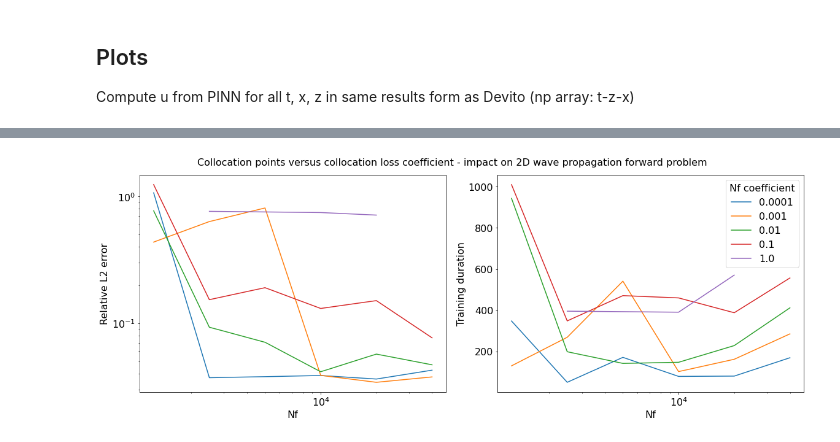
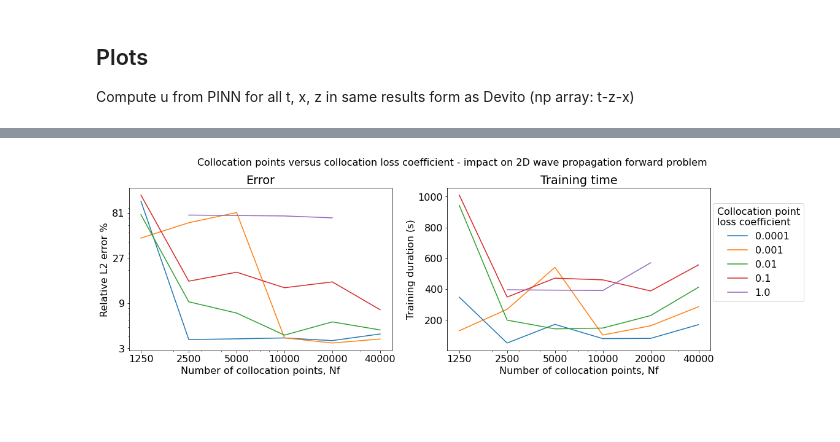
Before and after one commit to StephenTGibson/COMP527-colabNotebooks, a Jupyter notebook: COMP702-MScProject/PINNs_wave_eq_experimentation_trials.ipynb, the cells around one changed output, grey strips where cells are left out. Drawn from its saved outputs; the diff is of its cells as text; code cells hidden in the pictures; blank space fills up the shorter version.

```diff
--- a/COMP702-MScProject/PINNs_wave_eq_experimentation_trials.ipynb
+++ b/COMP702-MScProject/PINNs_wave_eq_experimentation_trials.ipynb
@@ -608,9 +626,11 @@ hyperParas[(hyperParas['Nodes per hidden layer']==30) & (hyperParas['Activation
+# %%
+hyperParas['Relative L2 error %'] = hyperParas['Relative L2 error'] * 100.
 # %%
 fig, axs = plt.subplots(1, 2,
-                        figsize=(16, 6),
+                        figsize=(16, 5),
                         constrained_layout=True,
-                        # sharey=True,
                         )
+xAxisLabels = 1250 * 2**(np.arange(1, 7, 1) - 1)
 
 sns.lineplot(
     ax=axs[0],
@@ -618,51 +638,52 @@ sns.lineplot(
                     (hyperParas['Activation function']=='Tanh') &\
                     (hyperParas['Optimiser']=='LBFGS') &\
                     (hyperParas['Nu']==7200) &\
-                    ((hyperParas['Nf coefficient']==1.) | (hyperParas['Nf coefficient']==0.1) | (hyperParas['Nf coefficient']==0.01) | (hyperParas['Nf coefficient']==0.001) | (hyperParas['Nf coefficient']==0.0001))],
+                    (hyperParas['Nf coefficient']!=0.5) &\
+                    (hyperParas['Nf coefficient']!=0.05)],
     x='Nf',
-    y='Relative L2 error',
-    # size='Training duration',
+    y='Relative L2 error %',
     hue='Nf coefficient',
     palette='tab10',
-    # markers=True,
     legend = False,
     ci=None,
-)
+    )
 axs[0].set_xscale('log')
 axs[0].set_yscale('log')
-axs[1].set_title('Error')
-axs[1].set_xlabel('Number collocation points, Nf')
-axs[1].set_ylabel('Relative L2 error')
-
-# ax.set_xticks(np.arange(0, len(x)+1, 5))
-# ax.set_yticks(np.arange(0, max(y), 2))
-# ax2.set_xticks(np.arange(0, len(x)+1, 25))
-# ax2.set_yticks(np.arange(0, max(y), 25))
+axs[0].set_title('Error')
+axs[0].set_xlabel('Number of collocation points, Nf')
+axs[0].set_ylabel('Relative L2 error %')
+axs[0].set_xticks(xAxisLabels)
+axs[0].set_xticklabels(xAxisLabels)
+errLabels = 3**np.arange(1, 5, 1)
+axs[0].set_yticks(errLabels)
+axs[0].set_yticklabels(errLabels)
 
 sns.lineplot(
     ax=axs[1],
     data=hyperParas[(hyperParas['Nodes per hidden layer']==30) &\
                     (hyperParas['Activation function']=='Tanh') &\
                     (hyperParas['Optimiser']=='LBFGS') &\
                     (hyperParas['Nu']==7200) &\
-                    ((hyperParas['Nf coefficient']==1.) | (hyperParas['Nf coefficient']==0.1) | (hyperParas['Nf coefficient']==0.01) | (hyperParas['Nf coefficient']==0.001) | (hyperParas['Nf coefficient']==0.0001))],
+                    (hyperParas['Nf coefficient']!=0.5) &\
+                    (hyperParas['Nf coefficient']!=0.05)],
     x='Nf',
     y='Training duration',
-    # size='Training duration',
     hue='Nf coefficient',
     palette='tab10',
-    # markers=True,
-    # legend = False,
     ci=None,
-)
+    )
 axs[1].set_xscale('log')
 axs[1].set_title('Training time')
-axs[1].set_xlabel('Number collocation points, Nf')
+axs[1].set_xlabel('Number of collocation points, Nf')
 axs[1].set_ylabel('Training duration (s)')
+axs[1].set_xticks(xAxisLabels)
+axs[1].set_xticklabels(xAxisLabels)
+
+axs[1].legend(title='Collocation point\nloss coefficient', loc=(1.01,0.3))
 
 fig.suptitle("Collocation points versus collocation loss coefficient - impact on 2D wave propagation forward problem", fontsize=16)
 
-# fig.savefig(f"/content/gdrive/My Drive/wavePINNs/2D wave: NfvsNfCoeff", bbox_inches='tight')
+fig.savefig(f"/content/gdrive/My Drive/wavePINNs/2D wave: NfvsNfCoeff", bbox_inches='tight')
 plt.show()
 # %% [output]
-[figure, old version]
+[figure, new version]
```
Also changed, not shown: parts of 2 cells of this notebook.
